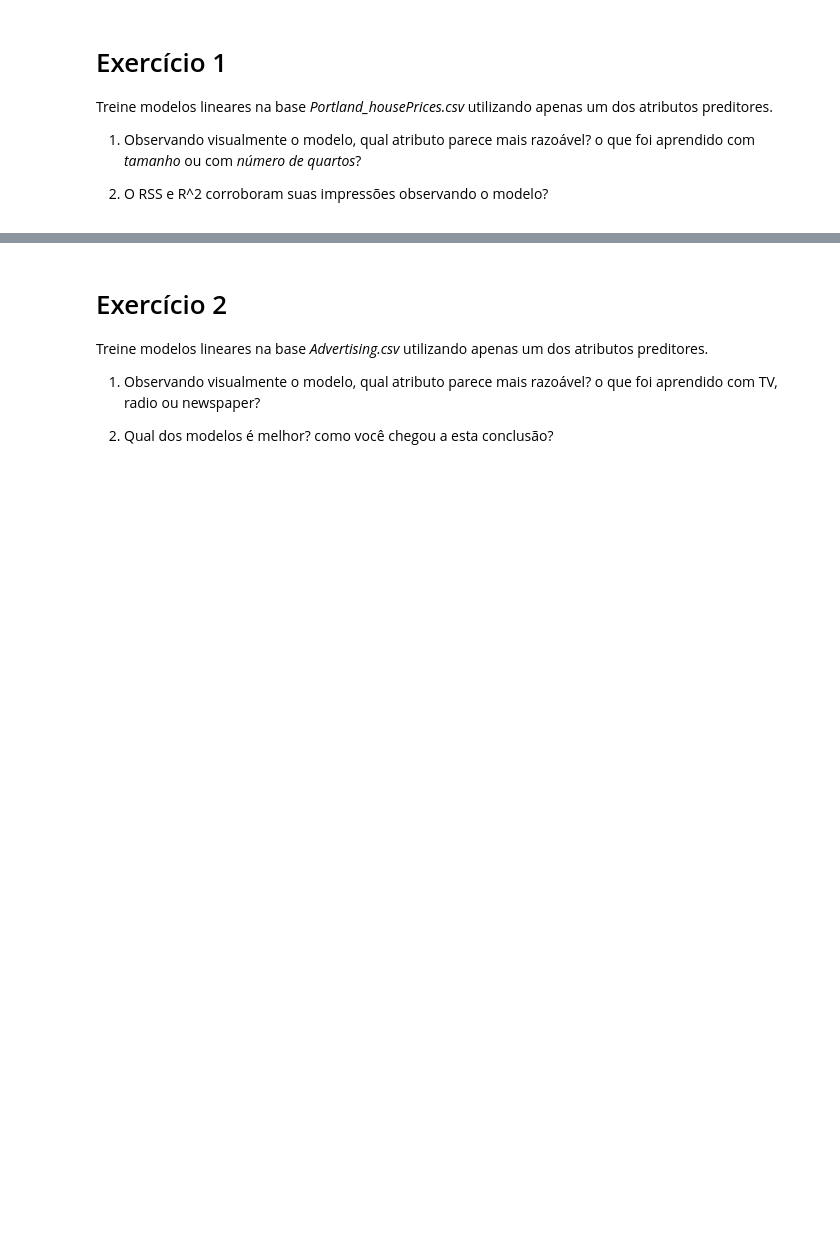
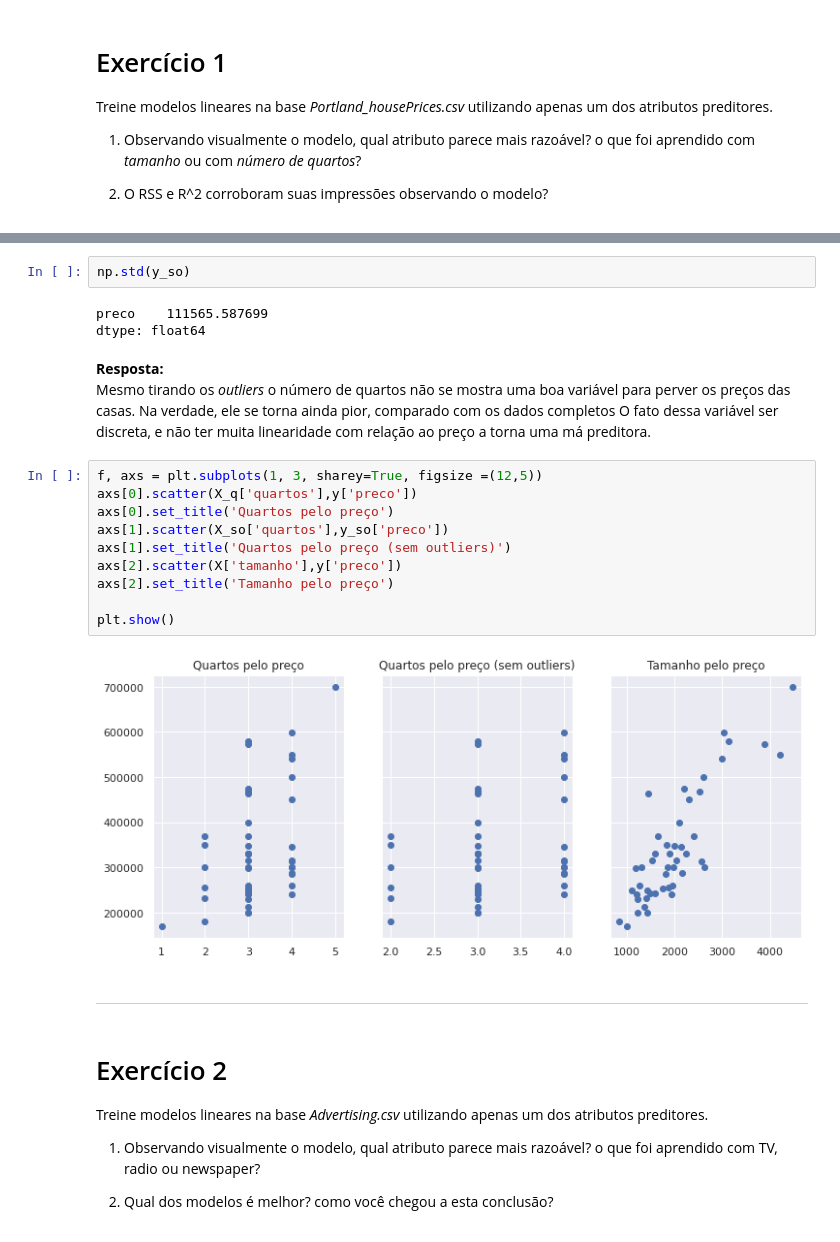
Before and after one commit to gus-phys/AI2-resources, a Jupyter notebook: 07-ml-regressao/aula2/regression/Exercicios-Regressao_Linear.ipynb, the cells around one changed output, grey strips where cells are left out. Cells and saved outputs as stored; diff of their text form; blank space fills up the shorter version.

```diff
--- a/07-ml-regressao/aula2/regression/Exercicios-Regressao_Linear.ipynb
+++ b/07-ml-regressao/aula2/regression/Exercicios-Regressao_Linear.ipynb
@@ -110,3 +178,25 @@ Treine modelos lineares na base <i>Portland_housePrices.csv</i> utilizando apena
+# %%
+np.std(y_so)
+# %% [output]
+preco    111565.587699
+dtype: float64
+# %% [markdown]
+**Resposta:**
+Mesmo tirando os *outliers* o número de quartos não se mostra uma boa variável para perver os preços das casas. Na verdade, ele se torna ainda pior, comparado com os dados completos O fato dessa variável ser discreta, e não ter muita linearidade com relação ao preço a torna uma má preditora.
+# %%
+f, axs = plt.subplots(1, 3, sharey=True, figsize =(12,5))
+axs[0].scatter(X_q['quartos'],y['preco'])
+axs[0].set_title('Quartos pelo preço')
+axs[1].scatter(X_so['quartos'],y_so['preco'])
+axs[1].set_title('Quartos pelo preço (sem outliers)')
+axs[2].scatter(X['tamanho'],y['preco'])
+axs[2].set_title('Tamanho pelo preço')
+
+plt.show()
+# %% [output]
+[figure, added]
+# %% [markdown]
+---
 # %% [markdown]
 # Exercício 2
 
```
Also changed, not shown: parts of 45 cells of this notebook.
